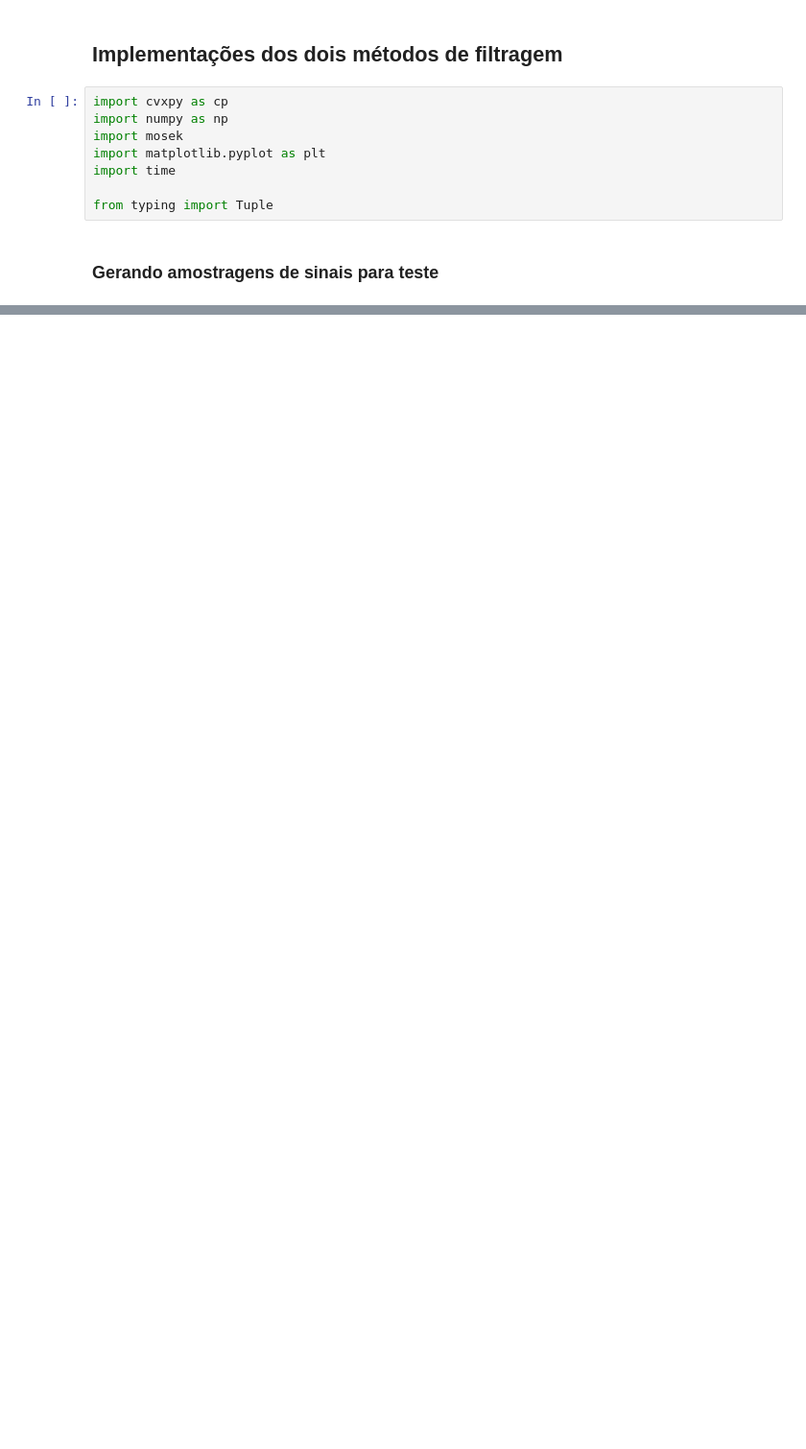
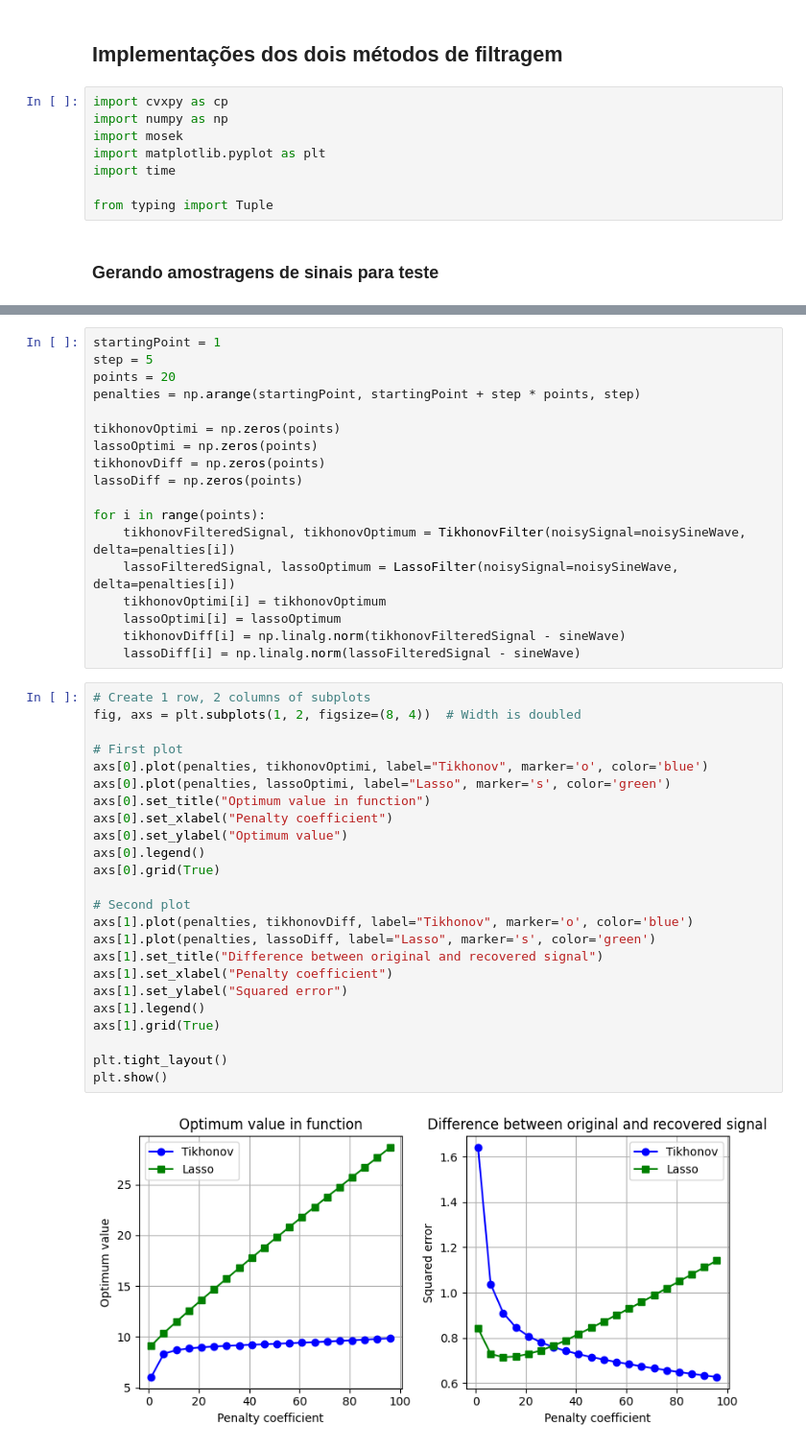
Before and after one commit to arthurkenzo/atividades_ia525, a Jupyter notebook: atividade_3.ipynb, the cells around one changed output, grey strips where cells are left out. Shown at 96% size. Cells and saved outputs as stored; diff of their text form; blank space fills up the shorter version.

```diff
--- a/atividade_3.ipynb
+++ b/atividade_3.ipynb
@@ -93,0 +208,44 @@ plt.show()
+# %%
+startingPoint = 1
+step = 5
+points = 20
+penalties = np.arange(startingPoint, startingPoint + step * points, step)
+
+tikhonovOptimi = np.zeros(points)
+lassoOptimi = np.zeros(points)
+tikhonovDiff = np.zeros(points)
+lassoDiff = np.zeros(points)
+
+for i in range(points):
+    tikhonovFilteredSignal, tikhonovOptimum = TikhonovFilter(noisySignal=noisySineWave, delta=penalties[i])
+    lassoFilteredSignal, lassoOptimum = LassoFilter(noisySignal=noisySineWave, delta=penalties[i])
+    tikhonovOptimi[i] = tikhonovOptimum
+    lassoOptimi[i] = lassoOptimum
+    tikhonovDiff[i] = np.linalg.norm(tikhonovFilteredSignal - sineWave)
+    lassoDiff[i] = np.linalg.norm(lassoFilteredSignal - sineWave)
+# %%
+# Create 1 row, 2 columns of subplots
+fig, axs = plt.subplots(1, 2, figsize=(8, 4))  # Width is doubled
+
+# First plot
+axs[0].plot(penalties, tikhonovOptimi, label="Tikhonov", marker='o', color='blue')
+axs[0].plot(penalties, lassoOptimi, label="Lasso", marker='s', color='green')
+axs[0].set_title("Optimum value in function")
+axs[0].set_xlabel("Penalty coefficient")
+axs[0].set_ylabel("Optimum value")
+axs[0].legend()
+axs[0].grid(True)
+
+# Second plot
+axs[1].plot(penalties, tikhonovDiff, label="Tikhonov", marker='o', color='blue')
+axs[1].plot(penalties, lassoDiff, label="Lasso", marker='s', color='green')
+axs[1].set_title("Difference between original and recovered signal")
+axs[1].set_xlabel("Penalty coefficient")
+axs[1].set_ylabel("Squared error")
+axs[1].legend()
+axs[1].grid(True)
+
+plt.tight_layout()
+plt.show()
+# %% [output]
+[figure, added]
```
Also changed, not shown: parts of 13 cells of this notebook.
